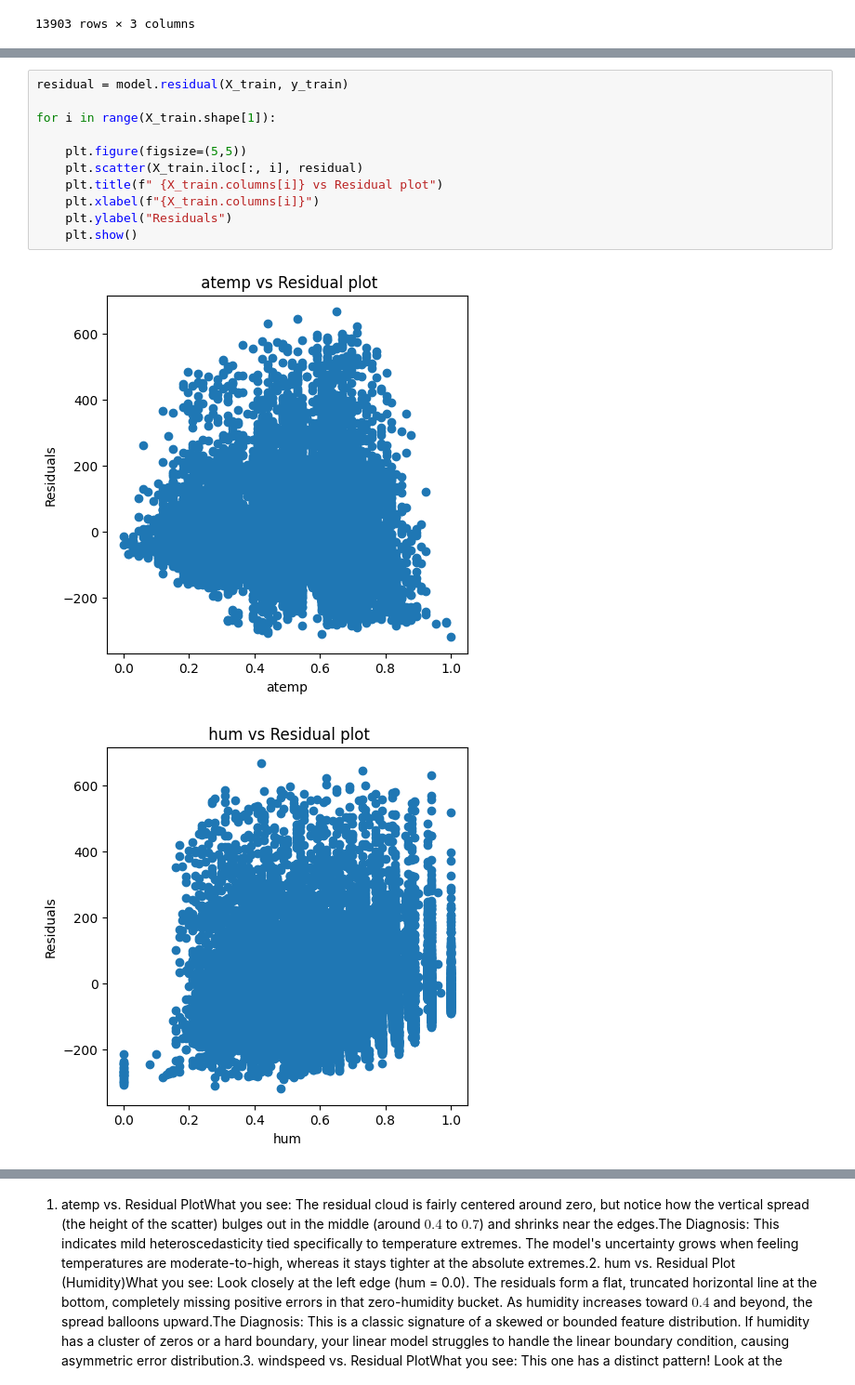
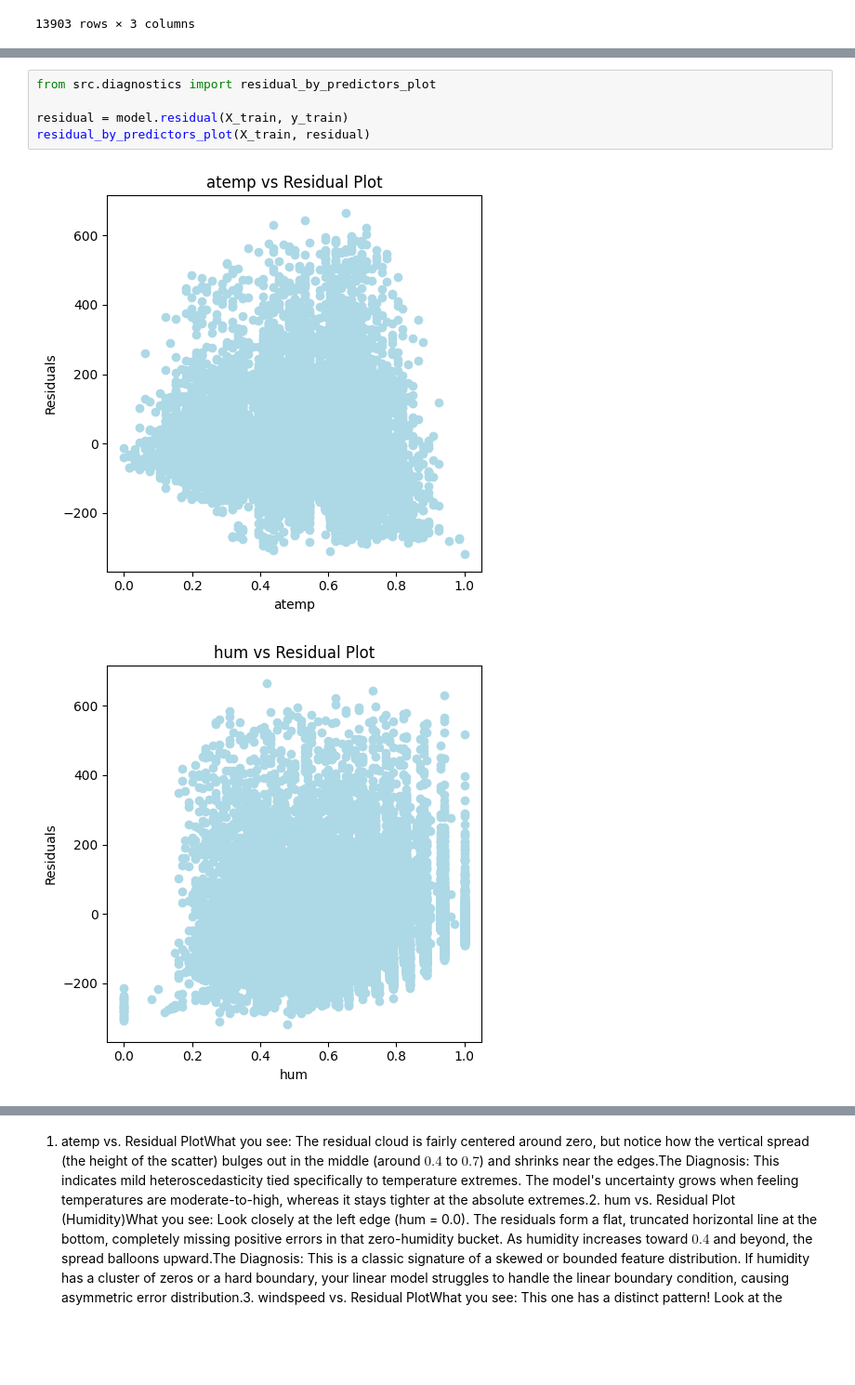
Before and after one commit to sxrthk17/ml-journey, a Jupyter notebook: linear-regression/notebooks/07_Residual_Analysis_Regression_Diagnostics.ipynb, the cells around one changed output, grey strips where cells are left out. Shown at 93% size. Drawn from its saved outputs; the diff is of its cells as text; blank space fills up the shorter version.

```diff
--- a/linear-regression/notebooks/07_Residual_Analysis_Regression_Diagnostics.ipynb
+++ b/linear-regression/notebooks/07_Residual_Analysis_Regression_Diagnostics.ipynb
@@ -354,14 +369,8 @@ X_train
 # %%
+from src.diagnostics import residual_by_predictors_plot
+
 residual = model.residual(X_train, y_train)
-
-for i in range(X_train.shape[1]):
-
-    plt.figure(figsize=(5,5))
-    plt.scatter(X_train.iloc[:, i], residual)
-    plt.title(f" {X_train.columns[i]} vs Residual plot")
-    plt.xlabel(f"{X_train.columns[i]}")
-    plt.ylabel("Residuals")
-    plt.show()
+residual_by_predictors_plot(X_train, residual)
 # %% [output]
-[figure, old version]
+[figure, new version]
-[figure, old version]
+[figure, new version]
```
Also changed, not shown: parts of 27 cells of this notebook.
